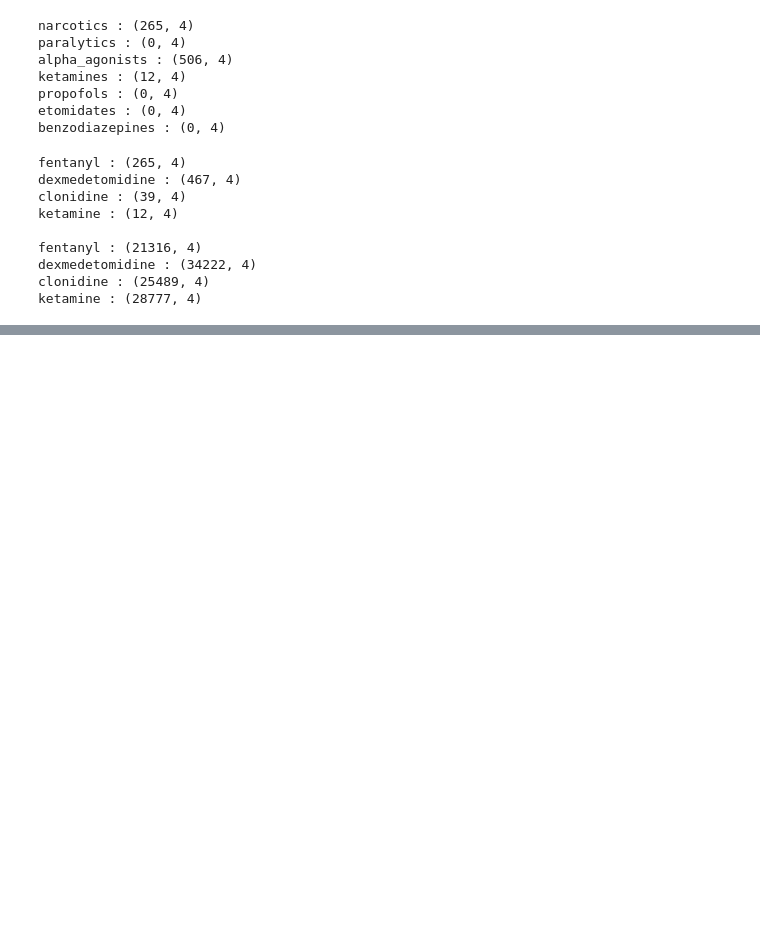
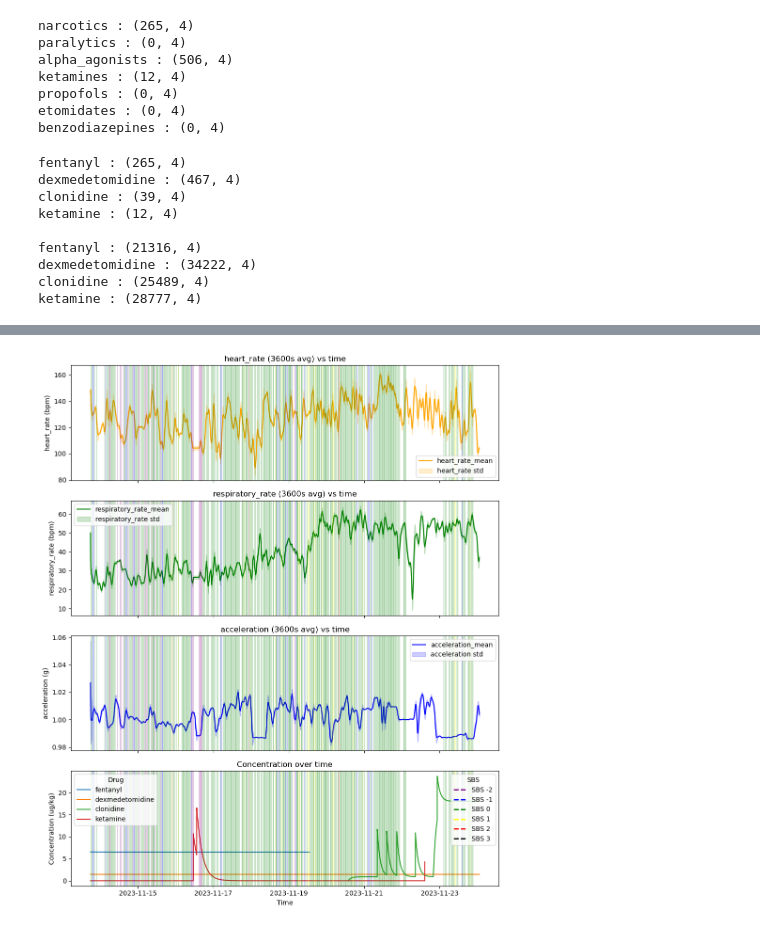
Before and after one commit to PedAccel/PedAccel, a Jupyter notebook: data_analysis/MAR/analysis/mar.ipynb, the cells around one changed output, grey strips where cells are left out. Cells and saved outputs as stored; diff of their text form; code cells hidden in the pictures; blank space fills up the shorter version.

```diff
--- a/data_analysis/MAR/analysis/mar.ipynb
+++ b/data_analysis/MAR/analysis/mar.ipynb
@@ -91,5 +100,6 @@ metrics = {
 # %%
 windows = [2, 60, 3600]
 # %%
-for window in windows:
-    mar.plot_metrics(metrics, window=window, std=True, show=True, save=os.path.join(output_dir, f'Patient{pat_num}', f'Patient{pat_num}_metrics_{window}s.png'))
+# for window in windows:
+#     mar.plot_metrics(metrics, window=window, std=True, show=True, save=os.path.join(output_dir, f'Patient{pat_num}', f'Patient{pat_num}_metrics_{window}s.png'))
+#     mar.plot_metrics(metrics, window=window, std=True, show=True, save=None)
@@ -112,0 +128,7 @@ mar.plot_metrics_and_concentrations(metrics, drug_concentrations, drug_name='all
+# %%
+sbs_data['MD_SBS'] = pd.to_numeric(sbs_data['MD_SBS'], errors='coerce')
+sbs_data.dropna(subset=['MD_SBS'], inplace=True)
+sbs_data.reset_index(drop=True, inplace=True)
+sbs_data['MD_SBS'] = sbs_data['MD_SBS'].astype(int)
+
+display(sbs_data)
@@ -112,0 +149,5 @@ mar.plot_metrics_and_concentrations(metrics, drug_concentrations, drug_name='all
+# %%
+sbs_data_md = sbs_data[['time', 'MD_SBS']].copy()
+sbs_data_md.rename(columns={'MD_SBS': 'sbs'}, inplace=True)
+
+display(sbs_data_md)
@@ -112,0 +334,4 @@ mar.plot_metrics_and_concentrations(metrics, drug_concentrations, drug_name='all
+# %%
+plot_metrics_and_concentrations_and_sbs(data=metrics, drug_concentrations=drug_concentrations, sbs=sbs_data_md, drug_name='all', window=3600, std=True, sbs_changes=False, start=start, stop=stop, show=True, save=False)
+# %% [output]
+[figure, added]
```
Also changed, not shown: parts of 12 cells of this notebook, 1 other file.
